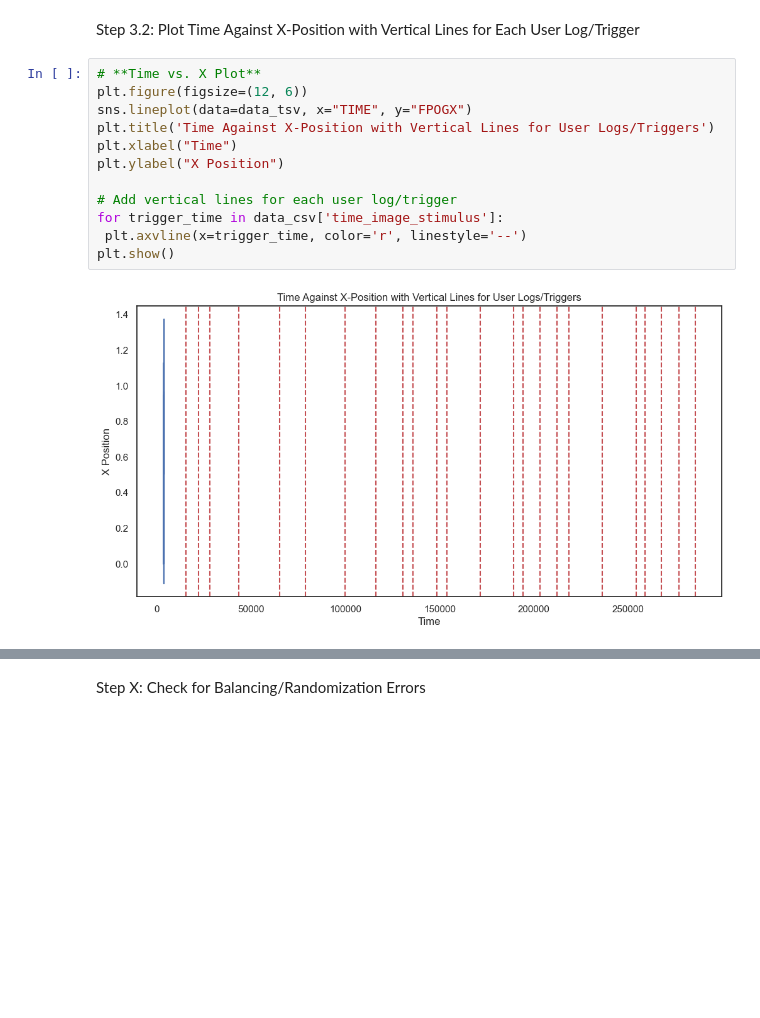
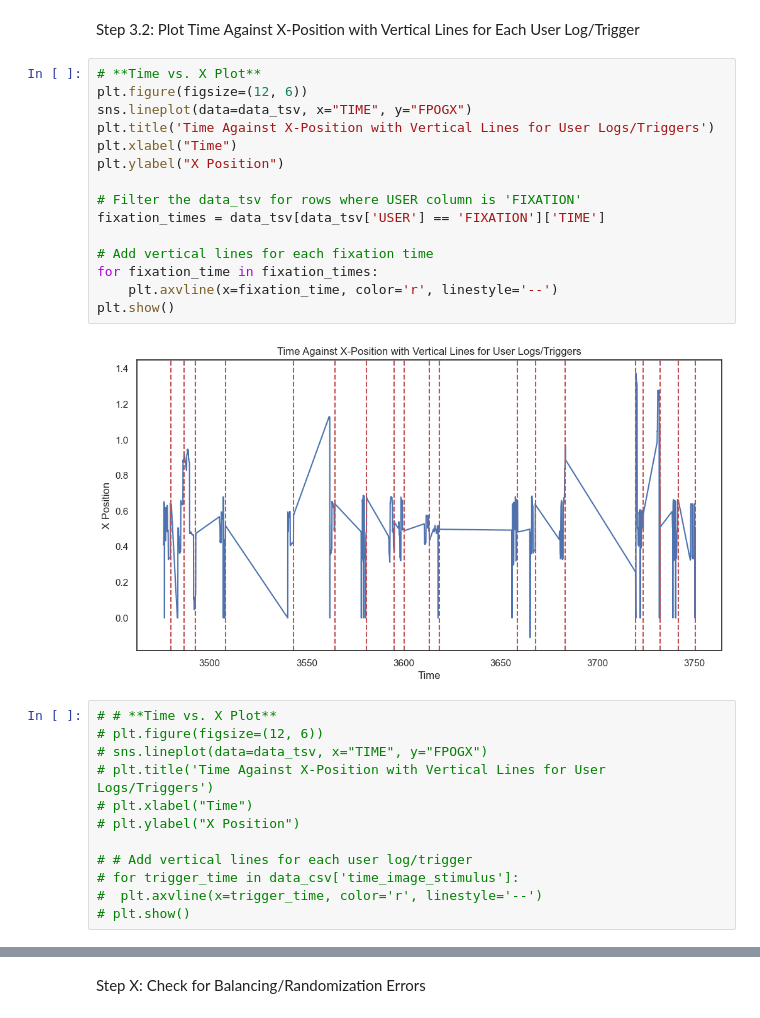
Before and after one commit to MaxBhdt/2024SoSe_EyeTracking, a Jupyter notebook: Lab/Experiment Pilot plot.ipynb, the cells around one changed output, grey strips where cells are left out. Drawn from its saved outputs; the diff is of its cells as text; blank space fills up the shorter version.

Commit message:
Gazepath verschiedene Events geadded (FIXATION, START_Trial, ...)

```diff
--- a/Lab/Experiment Pilot plot.ipynb
+++ b/Lab/Experiment Pilot plot.ipynb
@@ -124,17 +124,32 @@ sns.displot(data_tsv, x='FPOGX')
 [figure]
 # %% [markdown]
 Step 3.2: Plot Time Against X-Position with Vertical Lines for Each User Log/Trigger
+# %%
+# **Time vs. X Plot**
+plt.figure(figsize=(12, 6))
+sns.lineplot(data=data_tsv, x="TIME", y="FPOGX")
+plt.title('Time Against X-Position with Vertical Lines for User Logs/Triggers')
+plt.xlabel("Time")
+plt.ylabel("X Position")
+
+# Filter the data_tsv for rows where USER column is 'FIXATION'
+fixation_times = data_tsv[data_tsv['USER'] == 'FIXATION']['TIME']
+
+# Add vertical lines for each fixation time
+for fixation_time in fixation_times:
+    plt.axvline(x=fixation_time, color='r', linestyle='--')
+plt.show()
+# %% [output]
+[figure, added]
 # %%
-# **Time vs. X Plot**
-plt.figure(figsize=(12, 6))
-sns.lineplot(data=data_tsv, x="TIME", y="FPOGX")
-plt.title('Time Against X-Position with Vertical Lines for User Logs/Triggers')
-plt.xlabel("Time")
-plt.ylabel("X Position")
+# # **Time vs. X Plot**
+# plt.figure(figsize=(12, 6))
+# sns.lineplot(data=data_tsv, x="TIME", y="FPOGX")
+# plt.title('Time Against X-Position with Vertical Lines for User Logs/Triggers')
+# plt.xlabel("Time")
+# plt.ylabel("X Position")
 
-# Add vertical lines for each user log/trigger
-for trigger_time in data_csv['time_image_stimulus']:
- plt.axvline(x=trigger_time, color='r', linestyle='--')
-plt.show()
+# # Add vertical lines for each user log/trigger
+# for trigger_time in data_csv['time_image_stimulus']:
+#  plt.axvline(x=trigger_time, color='r', linestyle='--')
+# plt.show()
-# %% [output]
-[figure, removed]
```
Also changed, not shown: parts of 11 cells of this notebook.
